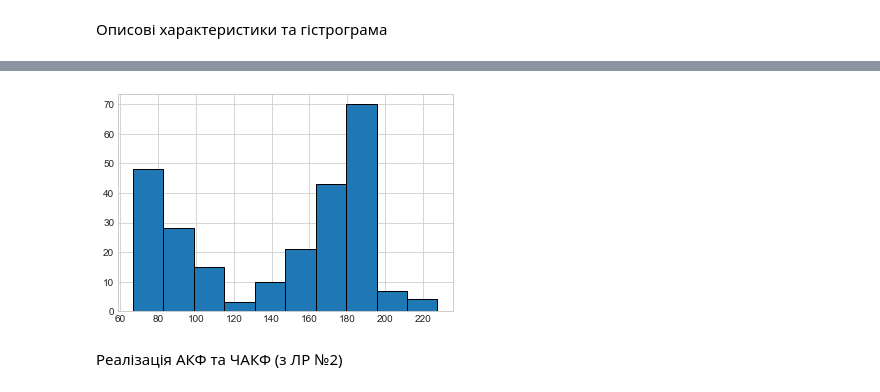
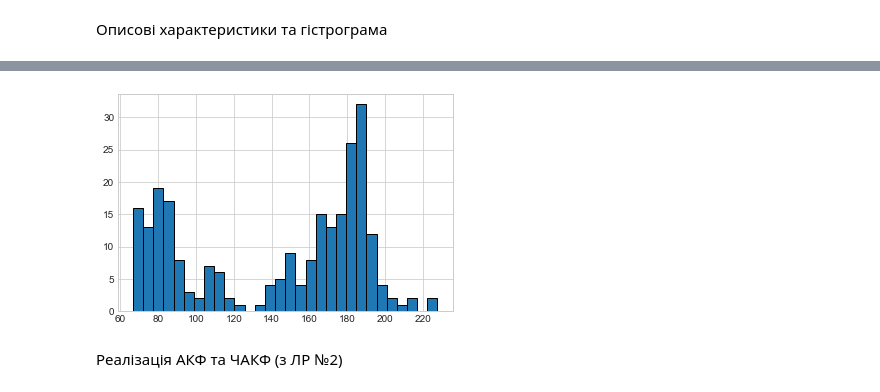
Before and after one commit to andrii0yerko/timeseries_iasa, a Jupyter notebook: lab3.ipynb, the cells around one changed output, grey strips where cells are left out. Saved outputs shown, nothing was run; the diff lists cells and outputs as text; code cells hidden in the pictures.

```diff
--- a/lab3.ipynb
+++ b/lab3.ipynb
@@ -56,5 +58,5 @@ dtype: float64
 # %%
 print(DescrStats(rts1996))
-plt.hist(rts1996, facecolor='tab:blue', edgecolor='black')
+plt.hist(rts1996, bins=30, facecolor='tab:blue', edgecolor='black')
 plt.show()
 # %% [output]
@@ -70,5 +72,5 @@ Probability    9.744982e-07
 dtype: float64
-[figure, old version]
+[figure, new version]
 # %% [markdown]
 Реалізація АКФ та ЧАКФ (з ЛР №2)
 # %%
```
Also changed, not shown: parts of 4 cells of this notebook.
